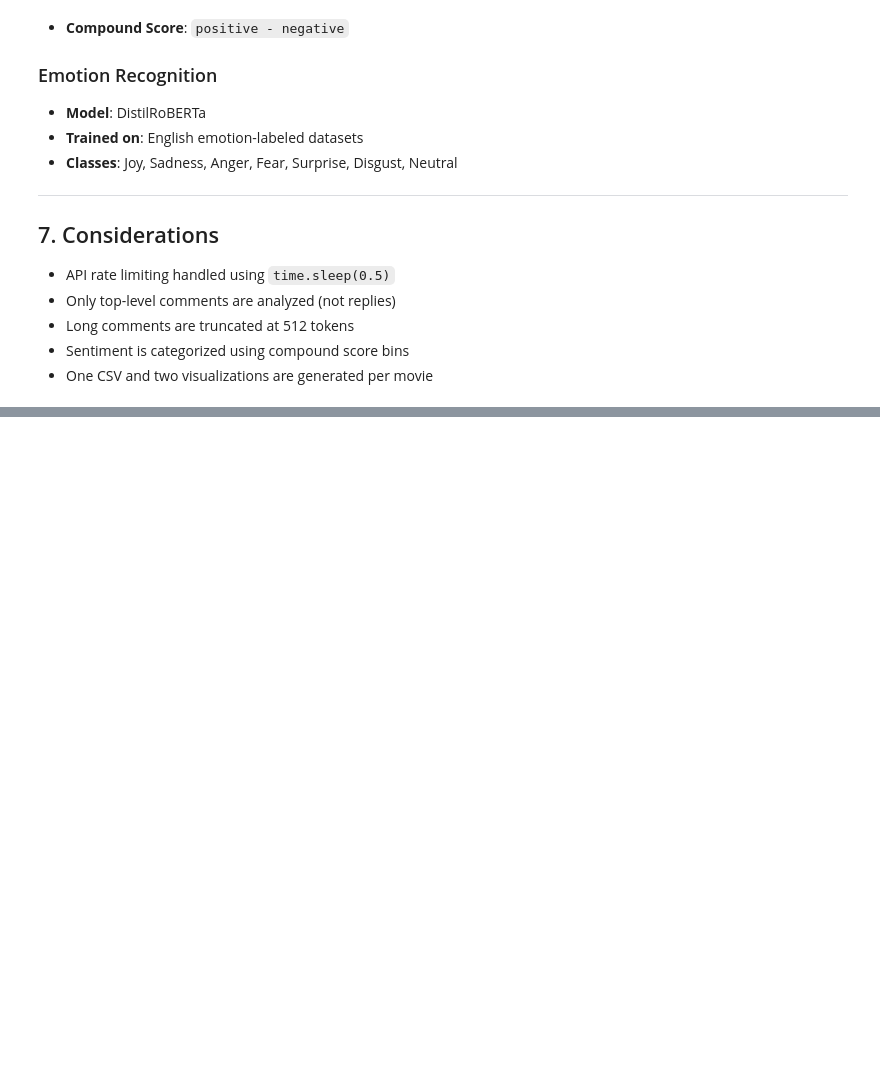
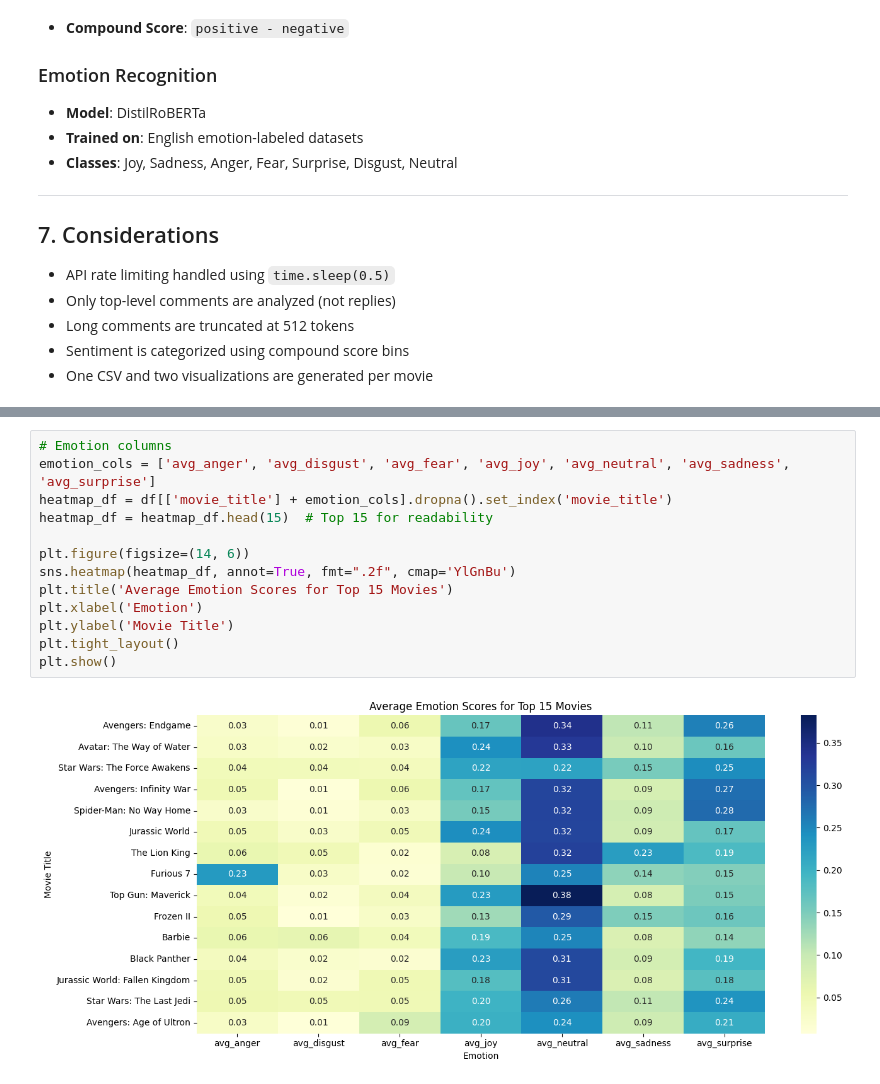
Before and after one commit to nithish-kumar-t/movie-box-office-prediction, a Jupyter notebook: youtube_api_data_analysis.ipynb, the cells around one changed output, grey strips where cells are left out. Cells and saved outputs as stored; diff of their text form; blank space fills up the shorter version.

```diff
--- a/youtube_api_data_analysis.ipynb
+++ b/youtube_api_data_analysis.ipynb
@@ -713,0 +741,15 @@ Generating plots for: Snow White
+# %%
+# Emotion columns
+emotion_cols = ['avg_anger', 'avg_disgust', 'avg_fear', 'avg_joy', 'avg_neutral', 'avg_sadness', 'avg_surprise']
+heatmap_df = df[['movie_title'] + emotion_cols].dropna().set_index('movie_title')
+heatmap_df = heatmap_df.head(15)  # Top 15 for readability
+
+plt.figure(figsize=(14, 6))
+sns.heatmap(heatmap_df, annot=True, fmt=".2f", cmap='YlGnBu')
+plt.title('Average Emotion Scores for Top 15 Movies')
+plt.xlabel('Emotion')
+plt.ylabel('Movie Title')
+plt.tight_layout()
+plt.show()
+# %% [output]
+[figure, added]
```
Also changed, not shown: parts of 14 cells of this notebook, 12 other files.
